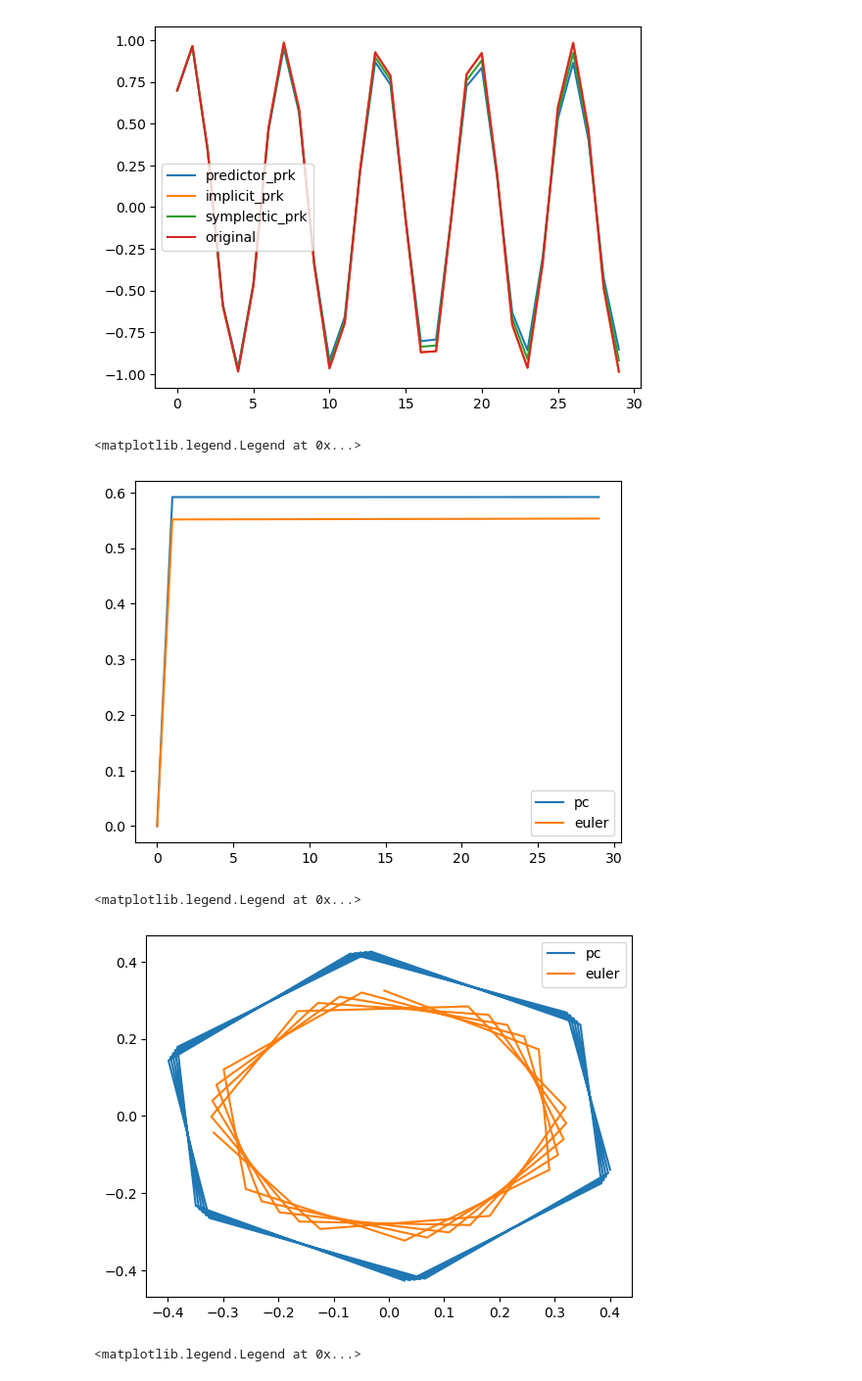
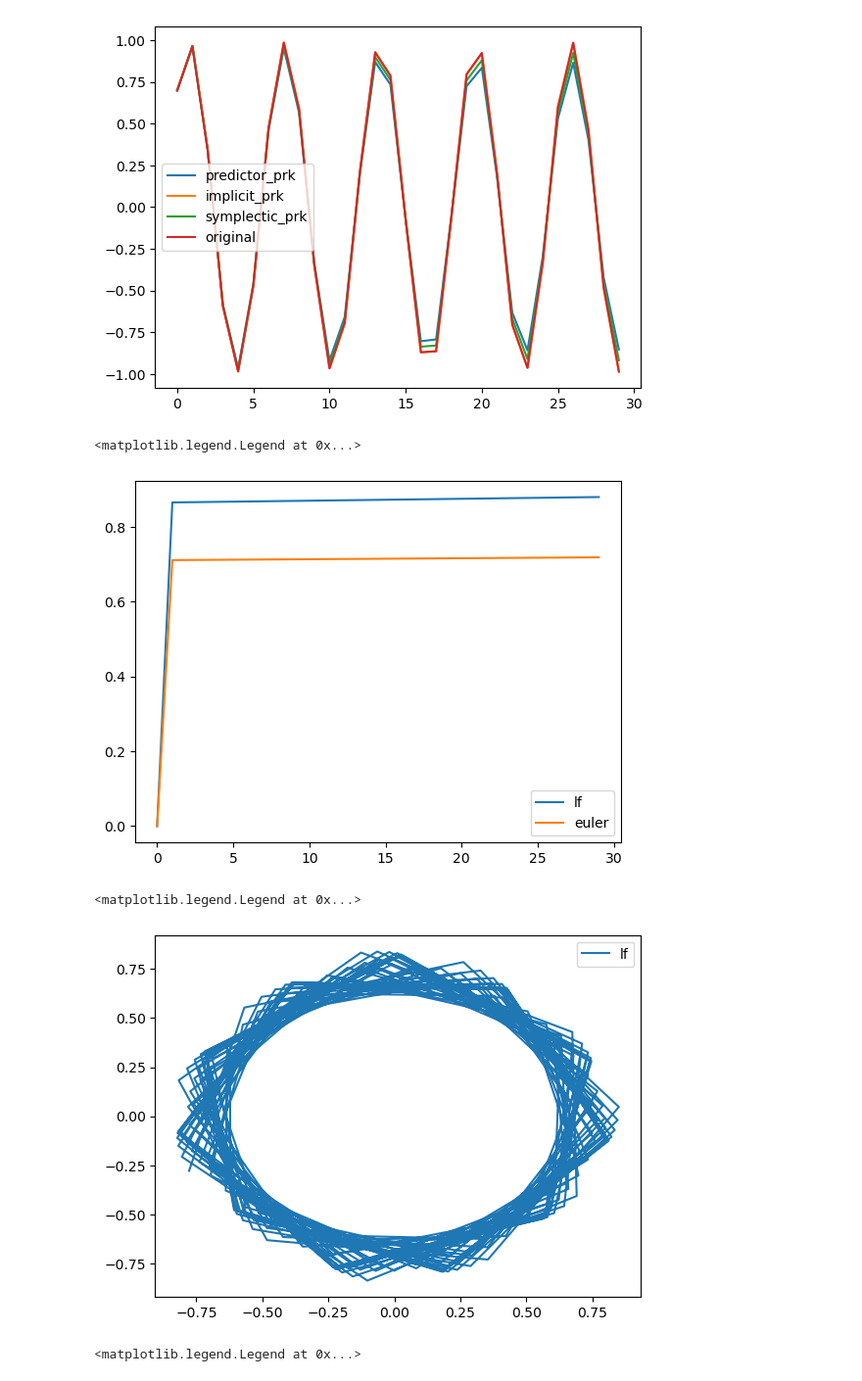
Before and after one commit to chandan21gupta/symplectic_adjoint_hnn, a Jupyter notebook: non_separable_analysis.ipynb, the cells around one changed output. Shown at 98% size. Saved outputs shown, nothing was run; the diff lists cells and outputs as text; code cells hidden in the pictures.

```diff
--- a/non_separable_analysis.ipynb
+++ b/non_separable_analysis.ipynb
@@ -115,10 +115,10 @@ def pendulum_dynamics(x):
     return -3 * np.sin(x[1]), 2*x[0]
 
 def mass_spring_hamiltonian(x):
-    return 0.5 * (x[0]**2 + x[1]**2)
+    return x[0]**2 + x[1]**2
 
 def mass_spring_dynamics(x):
-    return -x[1], x[0]
+    return -2*x[1], 2*x[0]
 
 def tao_dynamics(x):
     return np.array([-x[1]*(x[0]**2 + 1), x[0]*(x[1]**2 + 1)])
@@ -381,23 +390,26 @@ def generate_trajectory(num_samples, integrator, dt, T, **kwargs):
     return simulated_trajectory
 # %%
 euler_trajectory = generate_trajectory(1000, "euler", 0.001, 30)
+# %%
+leapfrog_trajectory = generate_trajectory(1000, "euler", 0.001, 200)
 # %%
 pc_trajectory = generate_trajectory(1000, "pc", 0.001, 30, iters = 1)
 # %%
-plt.plot(pc_trajectory[0, :, 2], label = "pc")
+plt.plot(leapfrog_trajectory[0, :, 2], label = "lf")
 plt.plot(euler_trajectory[0, :, 2], label = "euler")
 plt.legend()
 # %% [output]
 <matplotlib.legend.Legend at 0x...>
-[figure, old version]
+[figure, new version]
 # %%
-plt.plot(pc_trajectory[0, :, 0], pc_trajectory[0, :, 1], label = "pc")
-plt.plot(euler_trajectory[0, :, 0], euler_trajectory[0, :, 1], label = "euler")
+# plt.plot(pc_trajectory[0, :, 0], pc_trajectory[0, :, 1], label = "pc")
+plt.plot(leapfrog_trajectory[0, :, 0], leapfrog_trajectory[0, :, 1], label = "lf")
+# plt.plot(euler_trajectory[0, :, 0], euler_trajectory[0, :, 1], label = "euler")
 
 plt.legend()
 # %% [output]
 <matplotlib.legend.Legend at 0x...>
-[figure, old version]
+[figure, new version]
 # %%
 plt.plot(pc_trajectory[0, :, 1], label = "pc")
 plt.plot(euler_trajectory[0, :, 1], label = "euler")
```
Also changed, not shown: parts of 3 cells of this notebook, 2 other files.
